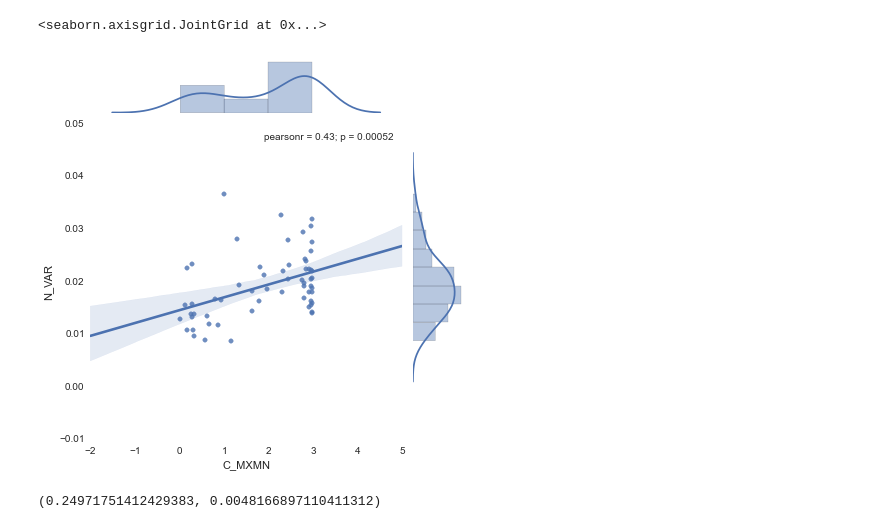
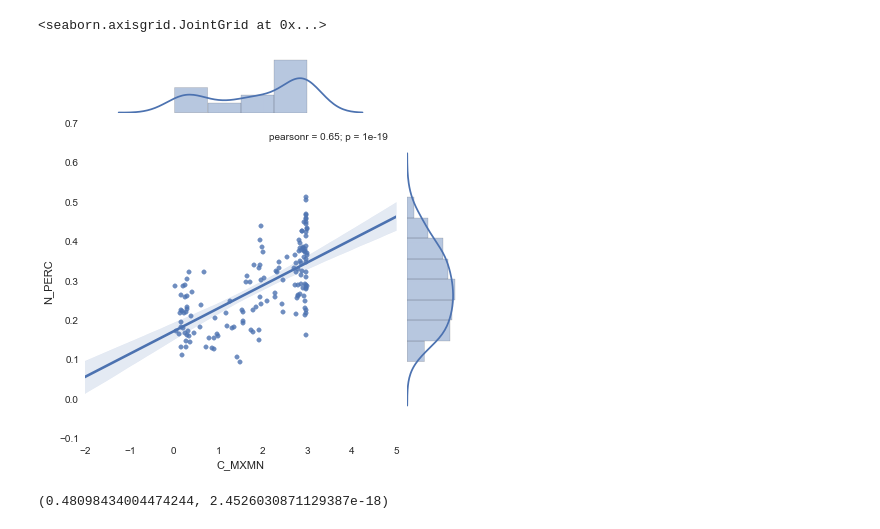
Before and after one commit to brettc/bricolage, a Jupyter notebook: notebooks/hierarchy_stats.ipynb, the cells around one changed output. Cells and saved outputs as stored; diff of their text form; code cells hidden in the pictures.

```diff
--- a/notebooks/hierarchy_stats.ipynb
+++ b/notebooks/hierarchy_stats.ipynb
@@ -87,5 +83,5 @@ finals.boxplot(column='value',by='treatment_id')
 # %%
-nay = pd.read_sql_query('select treatment_id, replicate_id, kind, value from stats where generation = 60000 and kind in ("N_VAR", "C_MXMN")', conn, index_col=['treatment_id', 'replicate_id', 'kind'])
+nay = pd.read_sql_query('select treatment_id, replicate_id, kind, value from stats where generation = 60000 and kind in ("N_PERC", "C_MXMN")', conn, index_col=['treatment_id', 'replicate_id', 'kind'])
 nay = nay.unstack(-1)
 nay.columns = nay.columns.levels[1]
 nay.reset_index(inplace=True)
@@ -114,11 +101,11 @@ nay.corr()
 # %%
-sb.jointplot(x="C_MXMN", y="N_VAR", data=nay, kind='reg')
+sb.jointplot(x="C_MXMN", y="N_PERC", data=nay, kind='reg')
 # %% [output]
 <seaborn.axisgrid.JointGrid at 0x...>
-[figure, old version]
+[figure, new version]
 # %%
 from scipy.stats import kendalltau
 # %%
-print kendalltau(nay['N_VAR'], nay['C_MXMN'])
+print kendalltau(nay['N_PERC'], nay['C_MXMN'])
 # %% [output]
-(0.24971751412429383, 0.0048166897110411312)
+(0.48098434004474244, 2.4526030871129387e-18)
```
Also changed, not shown: parts of 16 cells of this notebook, 3 other files.
